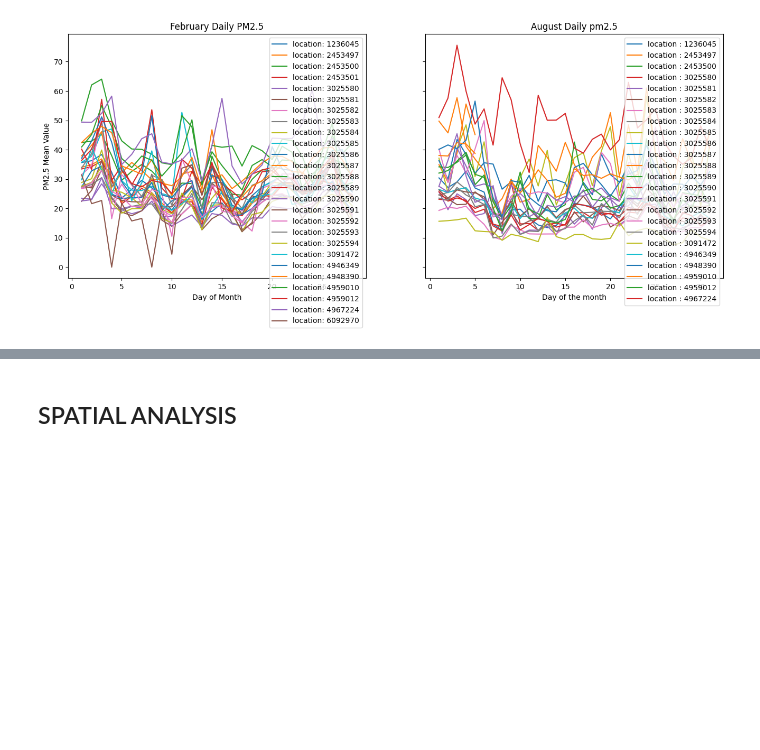
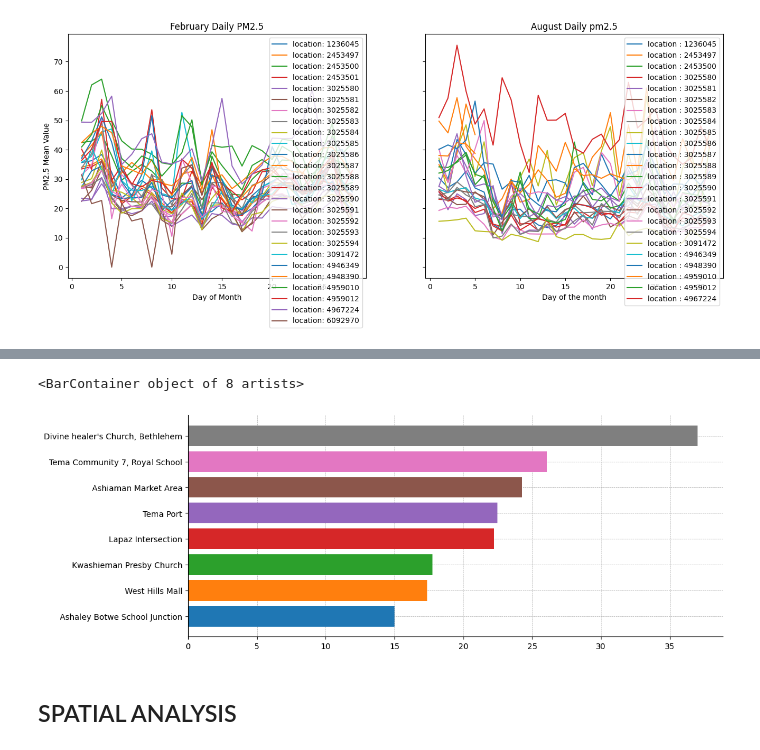
Before and after one commit to raidenkhan/Accra_sensor_data_science_project, a Jupyter notebook: Sensor_analysis.ipynb, the cells around one changed output, grey strips where cells are left out. Cells and saved outputs as stored; diff of their text form; code cells hidden in the pictures; blank space fills up the shorter version.

```diff
--- a/Sensor_analysis.ipynb
+++ b/Sensor_analysis.ipynb
@@ -507,2 +590,12 @@ for location,group in aug_data.groupby('location_id'):
+# %%
+#let's extend the analysis to view the
+#MEAN BY SITE
+mean_by_site=common.groupby('location_name')['pm25_value'].mean().sort_values()
+fig,ax=plt.subplots(figsize=(12,5))
+colors = plt.cm.tab10.colors[:len(mean_by_site)]
+ax.barh(mean_by_site.index,mean_by_site,color=colors)
+# %% [output]
+<BarContainer object of 8 artists>
+[figure, added]
 # %% [markdown]
 ## SPATIAL ANALYSIS
```
Also changed, not shown: parts of 16 cells of this notebook.
